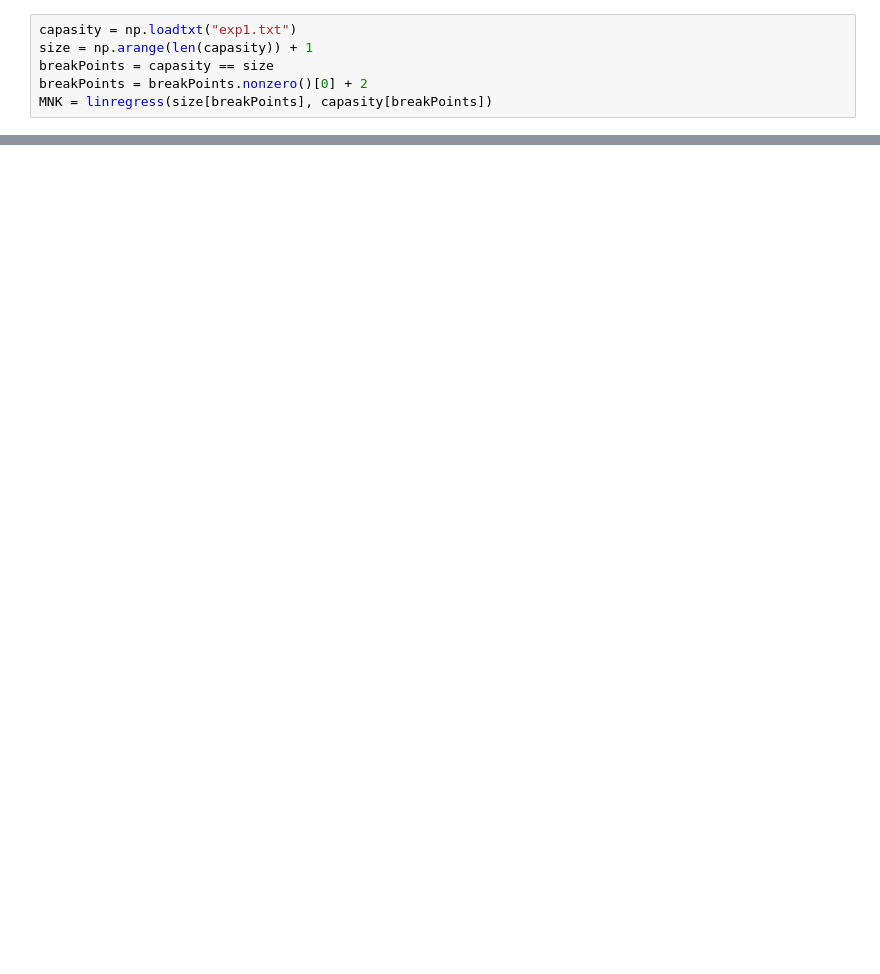
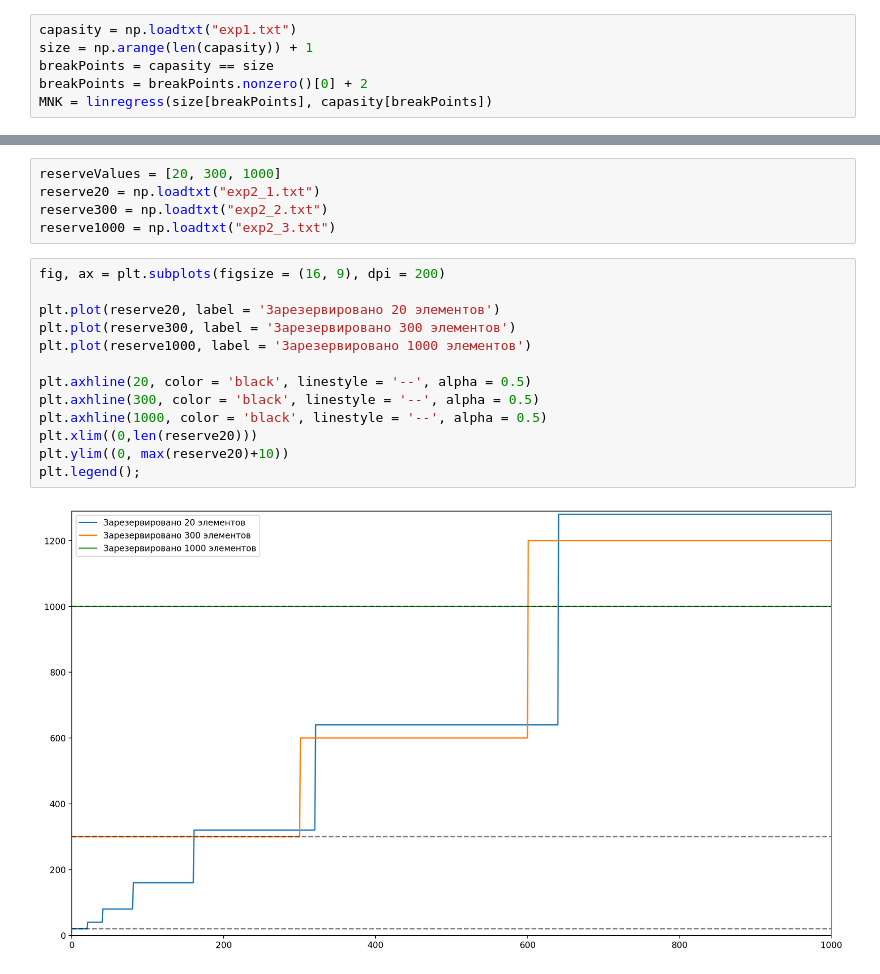
Before and after one commit to ShmakovVladimir/CplusplusHOMEWORK, a Jupyter notebook: lesson_23/task1/main.ipynb, the cells around one changed output, grey strips where cells are left out. Saved outputs shown, nothing was run; the diff lists cells and outputs as text; blank space fills up the shorter version.

```diff
--- a/lesson_23/task1/main.ipynb
+++ b/lesson_23/task1/main.ipynb
@@ -35,0 +43,20 @@ plt.title("Эксперимент 1 - изначально вектор пуст
+# %%
+reserveValues = [20, 300, 1000]
+reserve20 = np.loadtxt("exp2_1.txt")
+reserve300 = np.loadtxt("exp2_2.txt")
+reserve1000 = np.loadtxt("exp2_3.txt")
+# %%
+fig, ax = plt.subplots(figsize = (16, 9), dpi = 200)
+
+plt.plot(reserve20, label = 'Зарезервировано 20 элементов')
+plt.plot(reserve300, label = 'Зарезервировано 300 элементов')
+plt.plot(reserve1000, label = 'Зарезервировано 1000 элементов')
+
+plt.axhline(20, color = 'black', linestyle = '--', alpha = 0.5)
+plt.axhline(300, color = 'black', linestyle = '--', alpha = 0.5)
+plt.axhline(1000, color = 'black', linestyle = '--', alpha = 0.5)
+plt.xlim((0,len(reserve20)))
+plt.ylim((0, max(reserve20)+10))
+plt.legend();
+# %% [output]
+[figure, added]
```
Also changed, not shown: parts of 7 cells of this notebook, 4 other files.
